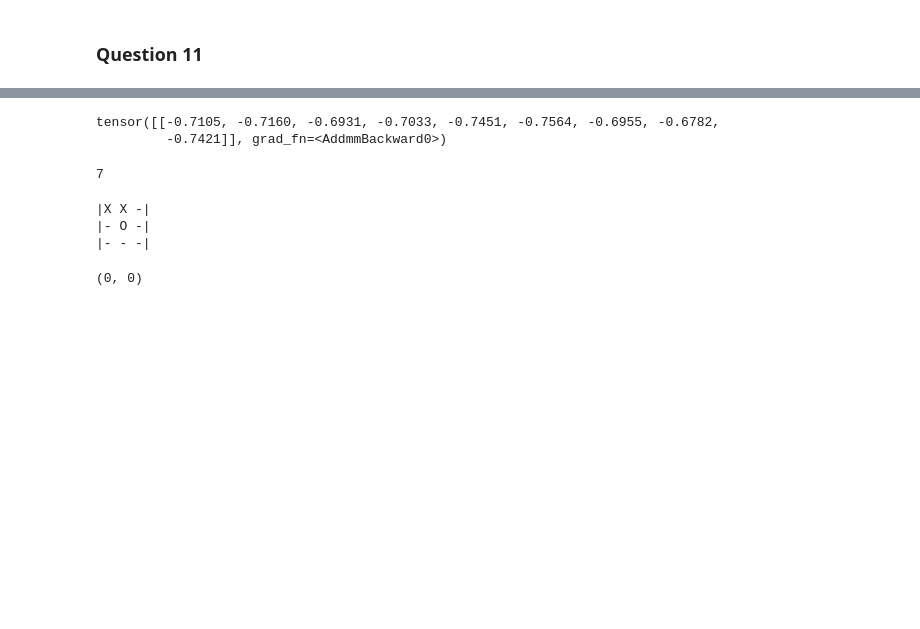
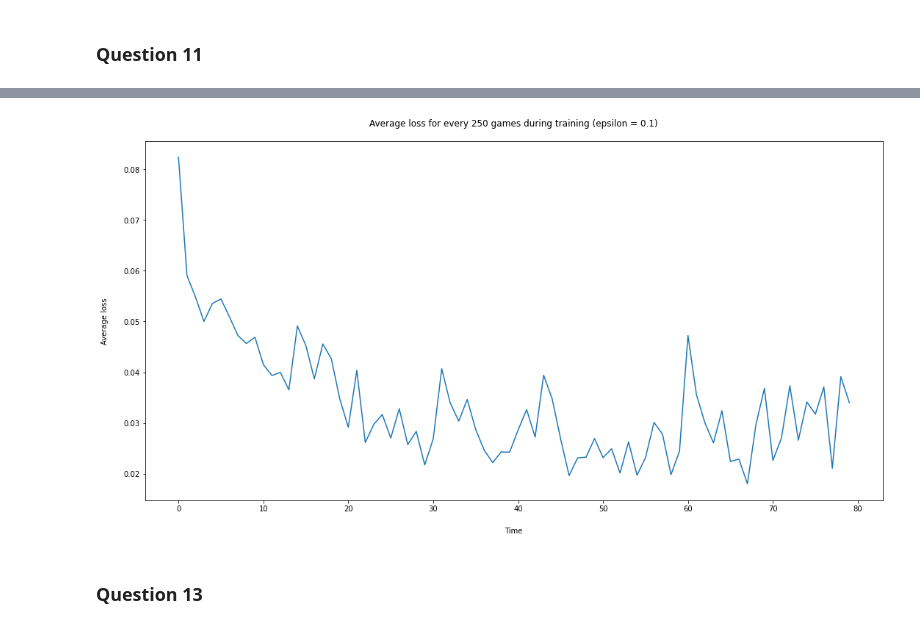
Before and after one commit to thurgarion2/tictactoe, a Jupyter notebook: tic_tac_toe.ipynb, the cells around one changed output, grey strips where cells are left out. Drawn from its saved outputs; the diff is of its cells as text; code cells hidden in the pictures; blank space fills up the shorter version.

Commit message:
questions 13

```diff
--- a/tic_tac_toe.ipynb
+++ b/tic_tac_toe.ipynb
@@ -1211,24 +1219,11 @@ plt.show()
 # %%
 fig = plt.figure(figsize=(18,9))
-ax = sns.lineplot(x=range(0, len(average_reward_without_buffer)), y = average_loss)
+ax = sns.lineplot(x=range(0, len(average_loss_without_buffer)), y = average_loss_without_buffer)
 ax.set_title('Average loss for every 250 games during training (epsilon = 0.1)', pad = 20)
 plt.ylabel('Average loss', labelpad = 20)
 plt.xlabel('Time', labelpad = 20)
 plt.show()
 # %% [output]
-tensor([[-0.7105, -0.7160, -0.6931, -0.7033, -0.7451, -0.7564, -0.6955, -0.6782,
-         -0.7421]], grad_fn=<AddmmBackward0>)
+[figure, added]
-# %%
-deep_q._act_optimal(grid)
-# %% [output]
-7
-# %%
-env.render()
-# %% [output]
-|X X -|
-|- O -|
-|- - -|
-# %%
-learner.act(grid)
-# %% [output]
-(0, 0)
+# %% [markdown]
+### Question 13
```
Also changed, not shown: parts of 12 cells of this notebook.
